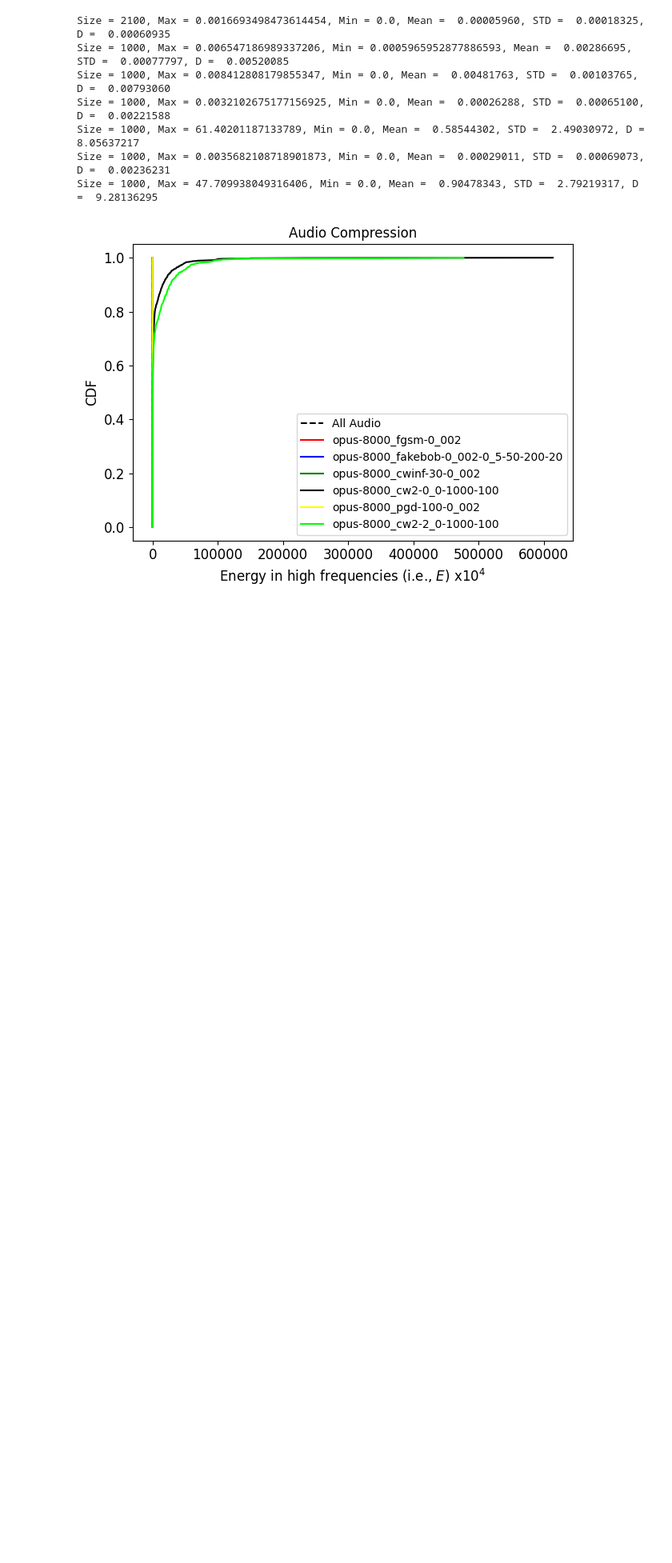
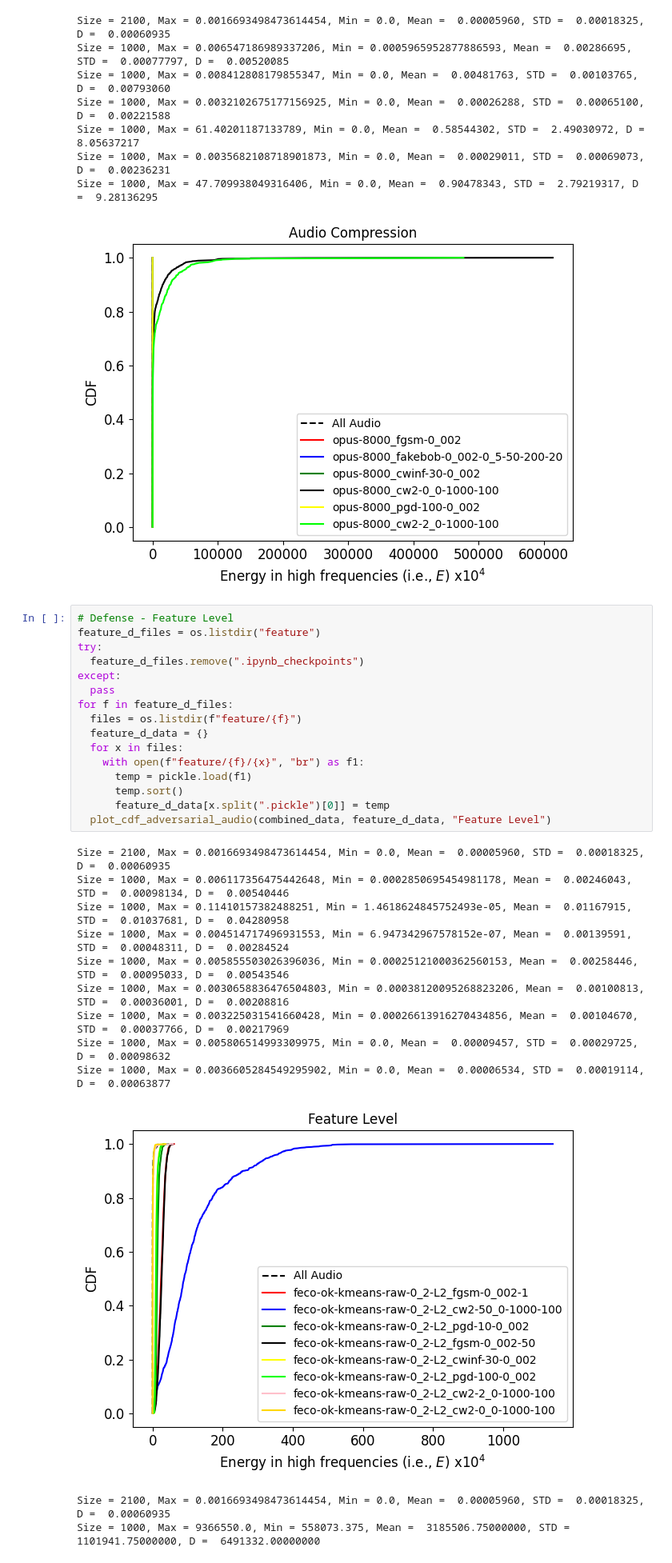
Before and after one commit to sanchitd9/speakerguard, a Jupyter notebook: sanchit/cdf.ipynb, the cells around one changed output. Shown at 80% size. Cells and saved outputs as stored; diff of their text form; blank space fills up the shorter version.

Commit message:
Add feature level results

```diff
--- a/sanchit/cdf.ipynb
+++ b/sanchit/cdf.ipynb
@@ -326,3 +326,32 @@ Size = 1000, Max = 61.40201187133789, Min = 0.0, Mean =  0.58544302, STD =  2.49
 Size = 1000, Max = 0.0035682108718901873, Min = 0.0, Mean =  0.00029011, STD =  0.00069073, D =  0.00236231
 Size = 1000, Max = 47.709938049316406, Min = 0.0, Mean =  0.90478343, STD =  2.79219317, D =  9.28136295
 [figure]
+# %%
+# Defense - Feature Level
+feature_d_files = os.listdir("feature")
+try:
+  feature_d_files.remove(".ipynb_checkpoints")
+except:
+  pass
+for f in feature_d_files:
+  files = os.listdir(f"feature/{f}")
+  feature_d_data = {}
+  for x in files:
+    with open(f"feature/{f}/{x}", "br") as f1:
+      temp = pickle.load(f1)
+      temp.sort()
+      feature_d_data[x.split(".pickle")[0]] = temp
+  plot_cdf_adversarial_audio(combined_data, feature_d_data, "Feature Level")
+# %% [output]
+Size = 2100, Max = 0.0016693498473614454, Min = 0.0, Mean =  0.00005960, STD =  0.00018325, D =  0.00060935
+Size = 1000, Max = 0.006117356475442648, Min = 0.0002850695454981178, Mean =  0.00246043, STD =  0.00098134, D =  0.00540446
+Size = 1000, Max = 0.11410157382488251, Min = 1.4618624845752493e-05, Mean =  0.01167915, STD =  0.01037681, D =  0.04280958
+Size = 1000, Max = 0.004514717496931553, Min = 6.947342967578152e-07, Mean =  0.00139591, STD =  0.00048311, D =  0.00284524
+Size = 1000, Max = 0.005855503026396036, Min = 0.00025121000362560153, Mean =  0.00258446, STD =  0.00095033, D =  0.00543546
+Size = 1000, Max = 0.0030658836476504803, Min = 0.00038120095268823206, Mean =  0.00100813, STD =  0.00036001, D =  0.00208816
+Size = 1000, Max = 0.003225031541660428, Min = 0.00026613916270434856, Mean =  0.00104670, STD =  0.00037766, D =  0.00217969
+Size = 1000, Max = 0.005806514993309975, Min = 0.0, Mean =  0.00009457, STD =  0.00029725, D =  0.00098632
+Size = 1000, Max = 0.0036605284549295902, Min = 0.0, Mean =  0.00006534, STD =  0.00019114, D =  0.00063877
+[figure, added]
+Size = 2100, Max = 0.0016693498473614454, Min = 0.0, Mean =  0.00005960, STD =  0.00018325, D =  0.00060935
+Size = 1000, Max = 9366550.0, Min = 558073.375, Mean =  3185506.75000000, STD =  1101941.75000000, D =  6491332.00000000
```
Also changed, not shown: parts of 1 cell of this notebook.
